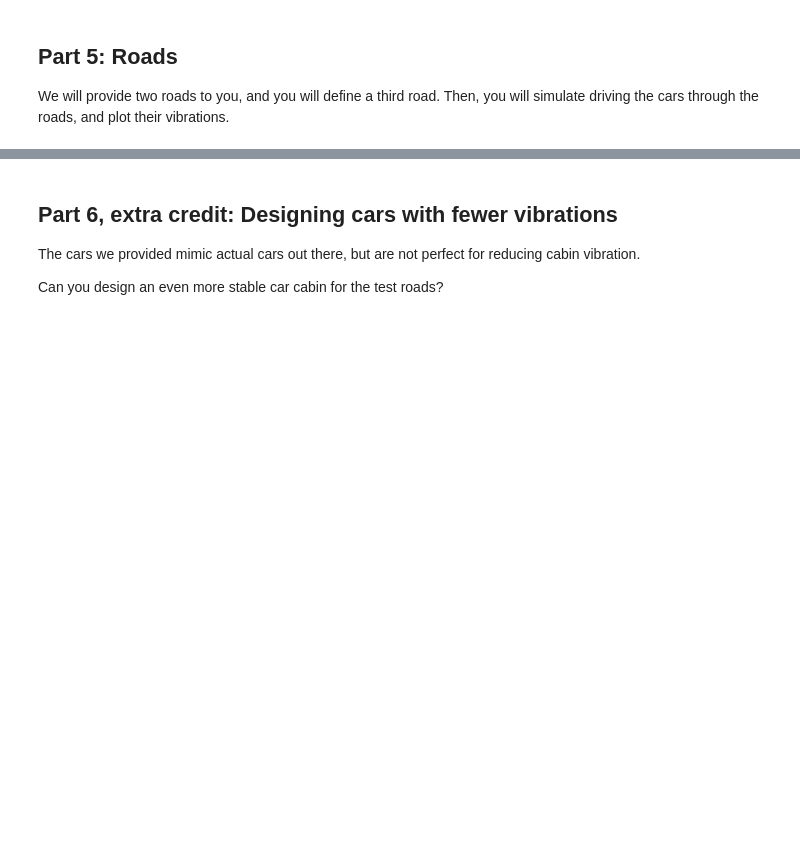
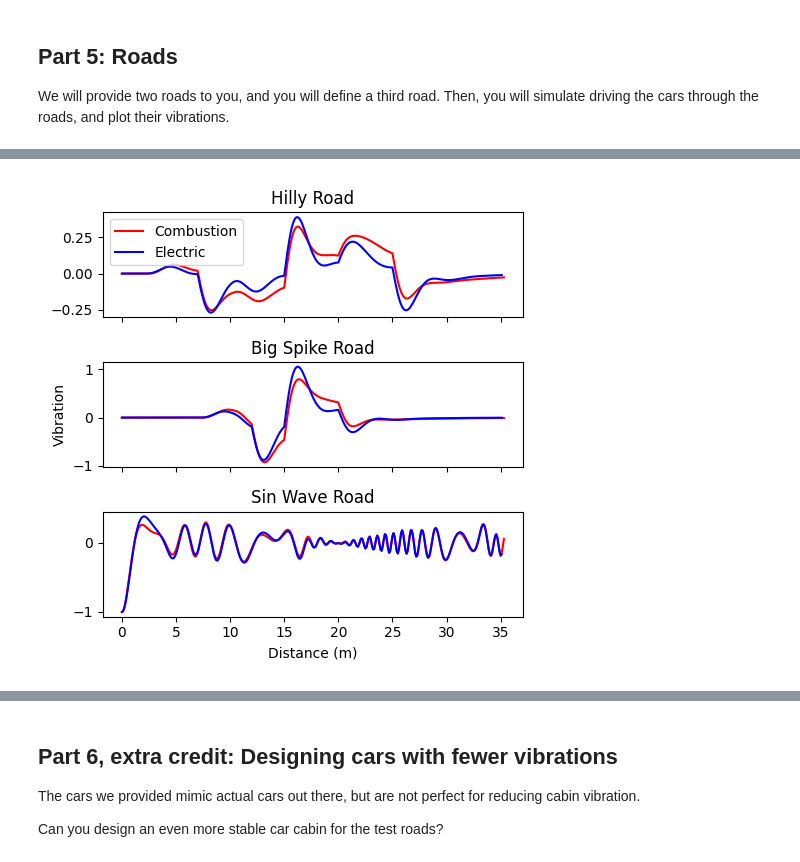
Before and after one commit to AndParker1/IntroPythonProgramming, a Jupyter notebook: Week_6_classes/HW_3_classes_and_simulation.ipynb, the cells around one changed output, grey strips where cells are left out. Saved outputs shown, nothing was run; the diff lists cells and outputs as text; code cells hidden in the pictures; blank space fills up the shorter version.

```diff
--- a/Week_6_classes/HW_3_classes_and_simulation.ipynb
+++ b/Week_6_classes/HW_3_classes_and_simulation.ipynb
@@ -562,6 +908,6 @@ Finally, we'll use $k_{tf} = k_{tb} = 200000 N/m$, which is a reasonable baselin
 Now we can define the car!
 # %%
 # GUIDES: Define the internal combustion engine car model using the values above.
-combustion_car_model = ...
+combustion_car_model = HalfCarModel(front=QuarterCarModel(m_u= 0.6 * 90, c_s=16063, k_s=22506, k_t=200000, m_s= 0.6 * 1241), back=QuarterCarModel(m_u= 0.4 * 90, c_s=10708.7, k_s=15004, k_t=200000, m_s= 0.4 * 1241), a_f= 0.4 * 4.69, a_b= 0.6 * 4.69)
 # %%
 grader.check("cars_combustion")
@@ -601,6 +949,6 @@ $$c_{sf} = c_{sb} = 2 * m_{sf} * 0.2 * (1.0 Hz * 2\pi rads/Hz) * 9.81 m/s = 2299
 Now you can define this car!
 # %%
 # GUIDES: Define the electric car model using the values above.
-electric_car_model = ...
+electric_car_model = HalfCarModel(front=QuarterCarModel(m_u= 0.5 * 120, c_s=22991, k_s=57521, k_t=300000, m_s= 0.5 * (1985-120)), back=QuarterCarModel(m_u= 0.5 * 120, c_s=22991, k_s=57521, k_t=300000, m_s= 0.5 * (1985-120)), a_f= 0.5 * 4.85, a_b= 0.5 * 4.85)
 # %%
 grader.check("cars_electric")
@@ -618,8 +968,13 @@ X_r_test_2 = np.array([0, 7, 12, 15, 20, 25, 40])
 Y_r_test_2 = np.array([0, 0, 0, 3, 0, 0, 0 ])
 
 # GUIDES: Define your own road! It should be at least 40 meters long.
-X_r_test_3 = ...
-Y_r_test_3 = ...
+
+
+# sin wave road with changing amplitude and period
+input_y_array = np.linspace(0, 2*np.pi, 1000)
+
+X_r_test_3 = np.linspace(0,40,1000)
+Y_r_test_3 = 0.2 * np.sin(input_y_array) * (np.sin(input_y_array*15*np.sin(input_y_array))) + 1
 # %%
 # Check code: You can view animations of your car model here before proceeding to plot
 test_anim = animate_car(car_model=electric_car_model, car=half_car, velocity=10, dt=10, x_r=X_r_test_3, y_r=Y_r_test_3)
@@ -627,6 +984,42 @@ plt.show()
 # %%
 # GUIDES: Make a 3x1 plot showing the cars' vibrations going down each road. Each plot should be its own road,
 # with two lines: one per car. Label each plot and each line.
-fig_vib3, axs_vib3 = (..., ...)
+fig_vib3, axs_vib3 = plt.subplots(3, 1, figsize = (5,5), sharex=True)
+
+comb_out_1 = combustion_car_model.simulate(velocity = 10, dt = 10, x_r = X_r_test_1, y_r = Y_r_test_1)
+comb_out_2 = combustion_car_model.simulate(velocity = 10, dt = 10, x_r = X_r_test_2, y_r = Y_r_test_2)
+comb_out_3 = combustion_car_model.simulate(velocity = 10, dt = 10, x_r = X_r_test_3, y_r = Y_r_test_3)
+
+elc_out_1 = electric_car_model.simulate(velocity = 10, dt = 10, x_r = X_r_test_1, y_r = Y_r_test_1)
+elc_out_2 = electric_car_model.simulate(velocity = 10, dt = 10, x_r = X_r_test_2, y_r = Y_r_test_2)
+elc_out_3 = electric_car_model.simulate(velocity = 10, dt = 10, x_r = X_r_test_3, y_r = Y_r_test_3)
+
+
+
+axs_vib3[0].plot(comb_out_1.x_r, comb_out_1.sprung_mass_displacement(combustion_car_model), color = 'r', label='Combustion')
+axs_vib3[0].plot(elc_out_1.x_r, elc_out_1.sprung_mass_displacement(electric_car_model), color = 'b', label='Electric')
+axs_vib3[0].legend()
+axs_vib3[0].set_title("Hilly Road")
+# axs_vib3[0].set_xlabel("Distance (m)")
+# axs_vib3[0].set_ylabel("Sprung Mass Displacement (m)")
+
+axs_vib3[1].plot(comb_out_2.x_r, comb_out_2.sprung_mass_displacement(combustion_car_model), color = 'r')
+axs_vib3[1].plot(elc_out_2.x_r, elc_out_2.sprung_mass_displacement(electric_car_model), color = 'b')
+axs_vib3[1].set_title("Big Spike Road")
+# axs_vib3[1].set_xlabel("Distance (m)")
+axs_vib3[1].set_ylabel("Vibration")
+
+axs_vib3[2].plot(comb_out_3.x_r, comb_out_3.sprung_mass_displacement(combustion_car_model), color = 'r')
+axs_vib3[2].plot(elc_out_3.x_r, elc_out_3.sprung_mass_displacement(electric_car_model), color = 'b')
+axs_vib3[2].set_title("Sin Wave Road")
+axs_vib3[2].set_xlabel("Distance (m)")
+# axs_vib3[2].set_ylabel("Sprung Mass Displacement (m)")
+
+
+
+plt.tight_layout()
+plt.show()
+# %% [output]
+[figure, added]
 # %%
 grader.check("cars_roads")
```
Also changed, not shown: parts of 27 cells of this notebook, 3 other files.
